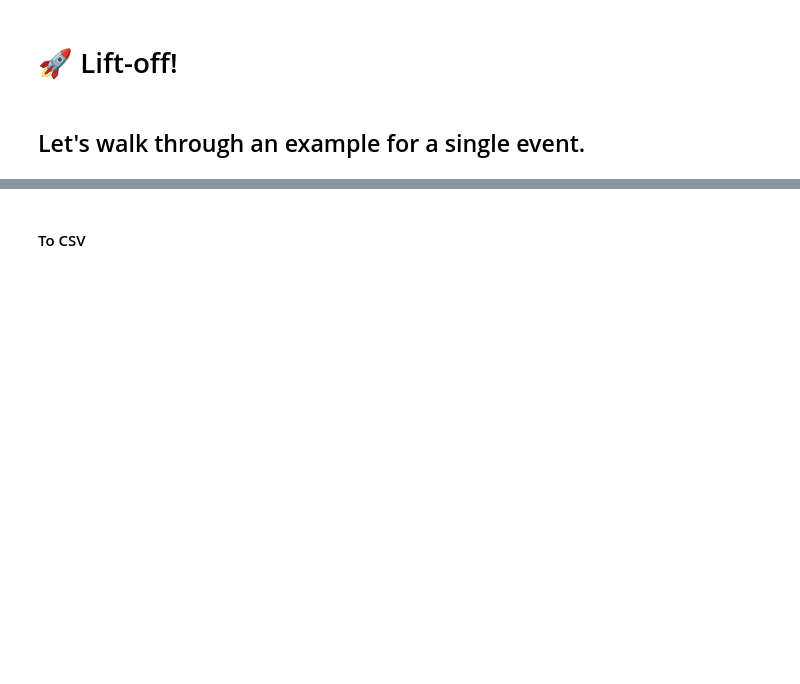
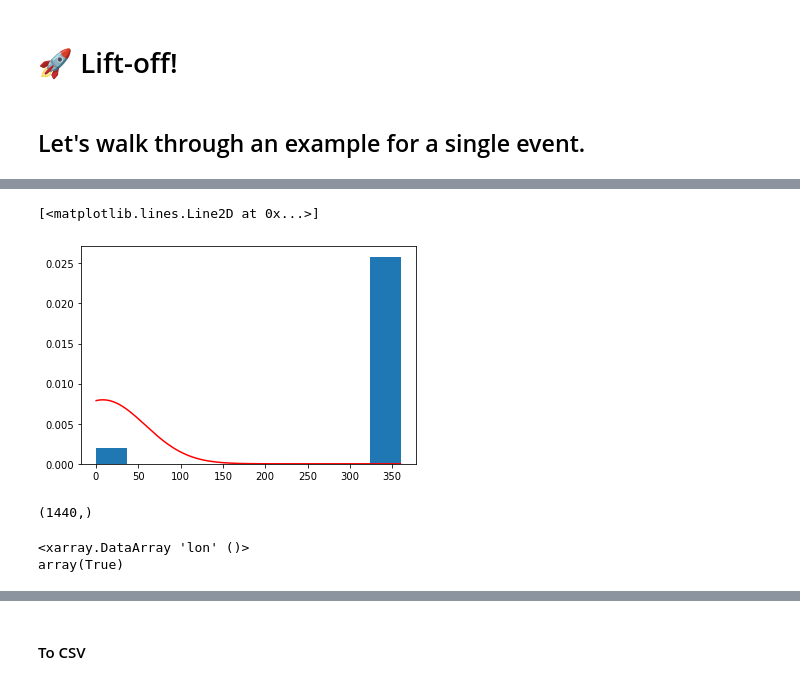
Before and after one commit to ocetrac/marine-heatwaves, a Jupyter notebook: 05_event_dataset.ipynb, the cells around one changed output, grey strips where cells are left out. Saved outputs shown, nothing was run; the diff lists cells and outputs as text; code cells hidden in the pictures; blank space fills up the shorter version.

```diff
--- a/05_event_dataset.ipynb
+++ b/05_event_dataset.ipynb
@@ -242,0 +384,18 @@ print('The dates for this event were', event.time[0].values.astype('datetime64[M
+# %%
+from scipy.stats import norm
+fitted_data = norm.pdf(x_d, peaks[0], 50)
+plt.hist(x, density=True)
+plt.plot(x_d,fitted_data,'r-')
+# %% [output]
+[<matplotlib.lines.Line2D at 0x...>]
+[figure, added]
+# %%
+Ind = np.where(x_d>0)
+Ind[0].shape
+# %% [output]
+(1440,)
+# %%
+np.round(lon_points.max()-lon_points.min()) == 360 # if there is a split
+# %% [output]
+<xarray.DataArray 'lon' ()>
+array(True)
```
Also changed, not shown: parts of 35 cells of this notebook.
